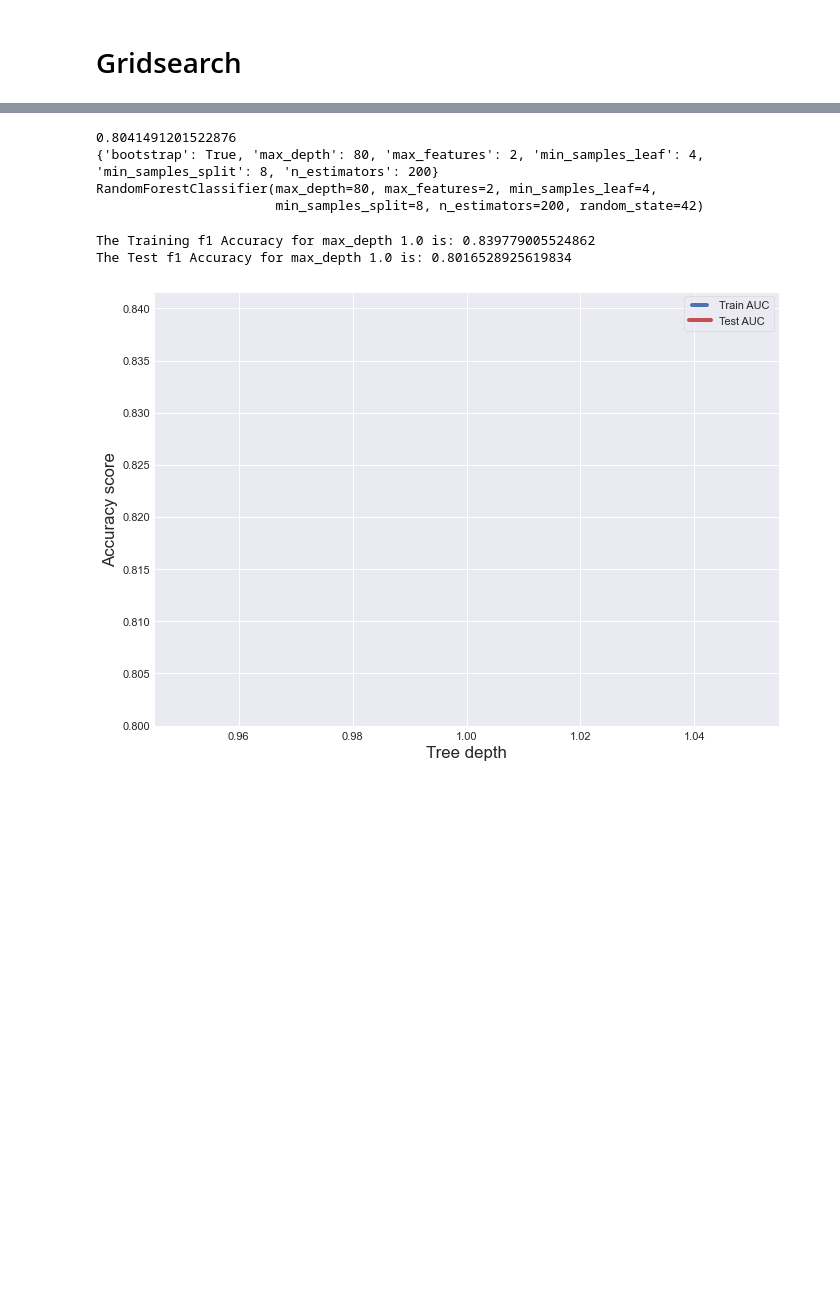
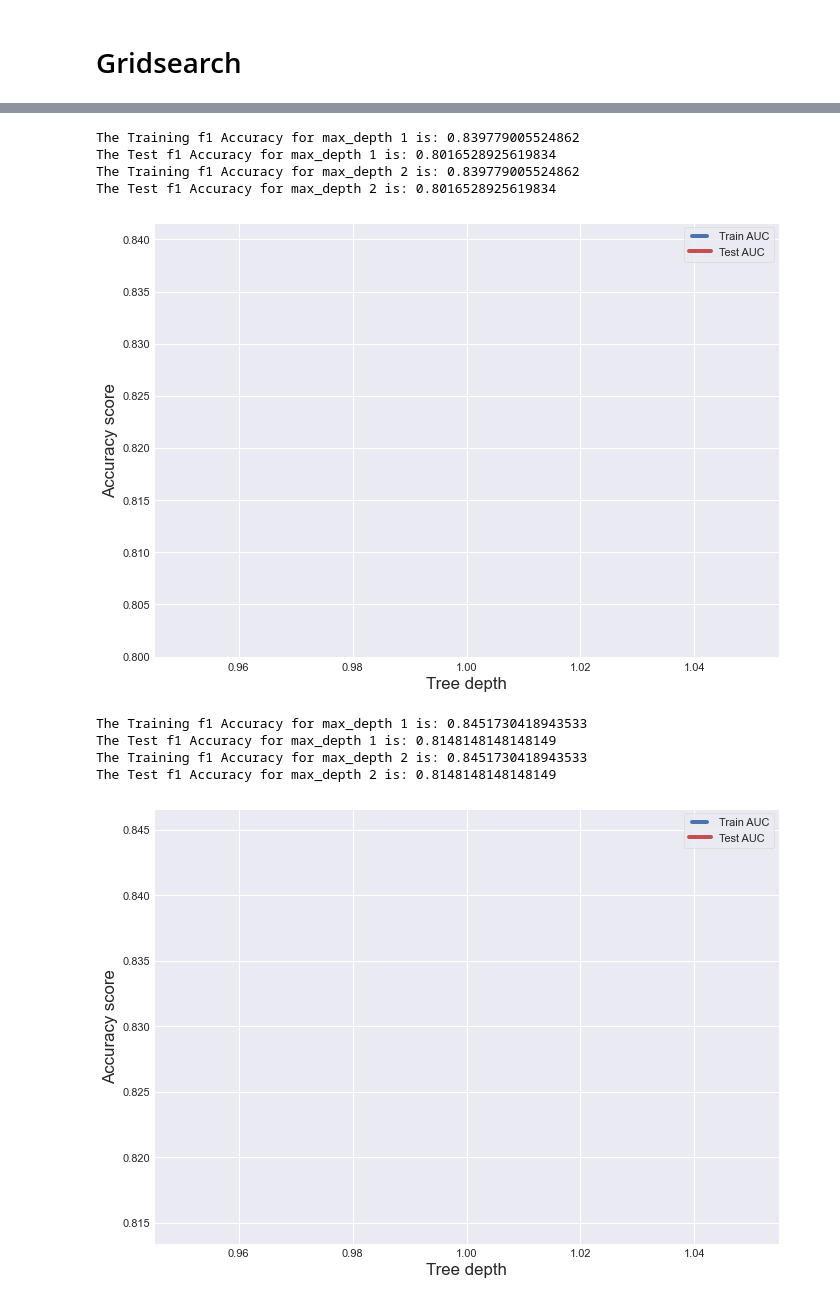
Before and after one commit to tuananh131001/Machine-Learning-Assigment1, a Jupyter notebook: Assignment_1.ipynb, the cells around one changed output, grey strips where cells are left out. Saved outputs shown, nothing was run; the diff lists cells and outputs as text; code cells hidden in the pictures; blank space fills up the shorter version.

```diff
--- a/Assignment_1.ipynb
+++ b/Assignment_1.ipynb
@@ -2189,19 +2437,13 @@ GridSearchCV(cv=3, estimator=RandomForestClassifier(random_state=42), n_jobs=-1,
 # %%
-## Getting the best of everything.
-print (gcv.best_score_)
-print (gcv.best_params_)
-print(gcv.best_estimator_)
+# ## Getting the best of everything.
+# print (gcv.best_score_)
+# print (gcv.best_params_)
+# print(gcv.best_estimator_)
-# %% [output]
-0.8041491201522876
-{'bootstrap': True, 'max_depth': 80, 'max_features': 2, 'min_samples_leaf': 4, 'min_samples_split': 8, 'n_estimators': 200}
-RandomForestClassifier(max_depth=80, max_features=2, min_samples_leaf=4,
-                       min_samples_split=8, n_estimators=200, random_state=42)
 # %%
 from sklearn.metrics import f1_score
-max_depths = np.linspace(1, 1, 1, endpoint=True) # List of values for tuning
 train_results = [] # Store train accuracy results
 test_results = []  # Store test accuracy results
-for max_depth in max_depths:
+for max_depth in range(1,3):
    rf = RandomForestClassifier(
                                bootstrap = True,
                                n_estimators= 400,
@@ -2236,9 +2478,56 @@ plt.ylabel('Accuracy score')
 plt.xlabel('Tree depth')
 plt.show()
 # %% [output]
-The Training f1 Accuracy for max_depth 1.0 is: 0.839779005524862
-The Test f1 Accuracy for max_depth 1.0 is: 0.8016528925619834
+The Training f1 Accuracy for max_depth 1 is: 0.839779005524862
+The Test f1 Accuracy for max_depth 1 is: 0.8016528925619834
+The Training f1 Accuracy for max_depth 2 is: 0.839779005524862
+The Test f1 Accuracy for max_depth 2 is: 0.8016528925619834
 [figure]
+# %%
+from sklearn.metrics import f1_score
+train_results = [] # Store train accuracy results
+test_results = []  # Store test accuracy results
+for max_depth in range(1,3):
+   rf = RandomForestClassifier(
+                               bootstrap = True,
+                               n_estimators= 400,
+                               max_features = 6,
+                                         min_samples_split= 8,
+                                         min_samples_leaf= 3,
+                                           max_leaf_nodes=12,
+                                         max_depth= 120,
+                                       random_state=42,
+                                       ccp_alpha = .01,
+                                         criterion= 'gini')
+
+   rf.fit(X_train, y_train)
+   train_pred = rf.predict(X_train)
+   train_acc = f1_score(y_train, train_pred)
+   # Add accuracy score to previous train results
+   train_results.append(train_acc)
+
+   #test
+   test_pred = rf.predict(X_test)
+   test_acc = f1_score(y_test, test_pred)
+   # Add auc score to previous test results
+   test_results.append(test_acc)
+
+   print('The Training f1 Accuracy for max_depth {} is:'.format(max_depth), train_acc)
+   print('The Test f1 Accuracy for max_depth {} is:'.format(max_depth), test_acc)
+
+from matplotlib.legend_handler import HandlerLine2D
+line1, = plt.plot(max_depths, train_results, "b", label='Train AUC')
+line2, = plt.plot(max_depths, test_results, "r", label='Test AUC')
+plt.legend(handler_map={line1: HandlerLine2D(numpoints=2)})
+plt.ylabel('Accuracy score')
+plt.xlabel('Tree depth')
+plt.show()
+# %% [output]
+The Training f1 Accuracy for max_depth 1 is: 0.8451730418943533
+The Test f1 Accuracy for max_depth 1 is: 0.8148148148148149
+The Training f1 Accuracy for max_depth 2 is: 0.8451730418943533
+The Test f1 Accuracy for max_depth 2 is: 0.8148148148148149
+[figure, added]
 # %%
 train_acc = f1_score(y_train, train_pred)
 test_acc = f1_score(y_test, test_pred)
```
Also changed, not shown: parts of 63 cells of this notebook.
